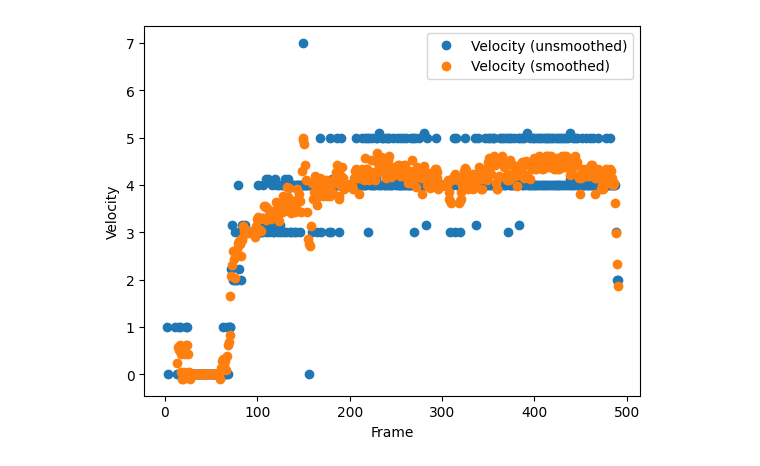
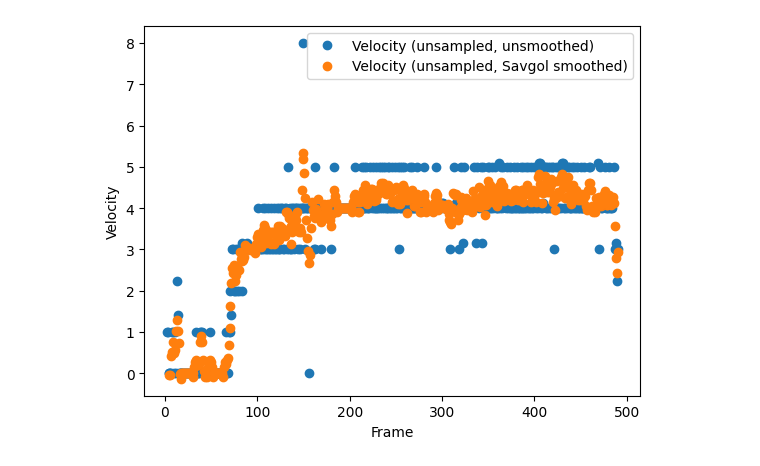
Before and after one commit to AshishSrvastava/droplet-tracking, a Jupyter notebook: video_processing/scripts/position_data_processing.ipynb, the cells around one changed output. Drawn from its saved outputs; the diff is of its cells as text; code cells hidden in the pictures.

```diff
--- a/video_processing/scripts/position_data_processing.ipynb
+++ b/video_processing/scripts/position_data_processing.ipynb
@@ -1,33 +1,37 @@
+# %%
+input_file = 'position_data/Glycerol_in_Castor_0.02mL_15mLmin_20220630_000.txt'
 # %%
 import pandas as pd
 import numpy as np
 from scipy.signal import savgol_filter
 
 # Load data into a pandas dataframe
-df = pd.read_csv('position_data/Glycerol_in_Castor_0_02mL_15mLmin_20230320_007_rotated.txt', sep='\t', skiprows=1, header=None,
+df = pd.read_csv(input_file, sep='\t', skiprows=1, header=None,
                  names=['frame', 'x', 'y', 'width', 'height', 'deformation'])
 
 # Compute velocity by differentiating the position
 dx = df['x'].diff()
 dy = df['y'].diff()
 df['velocity'] = np.sqrt(dx**2 + dy**2)
 
 # Smooth the velocity data using a Savitzky-Golay filter
 window_size = 7
 poly_order = 3
 df['smooth_velocity'] = savgol_filter(df['velocity'], window_size, poly_order)
 
 # Plot the velocity data
 import matplotlib.pyplot as plt
 
-plt.plot(df['frame'], df['velocity'], label='Velocity (unsmoothed)', marker='o', linestyle='None')
-plt.plot(df['frame'], df['smooth_velocity'], label='Velocity (smoothed)', marker='o', linestyle='None')
+plt.plot(df['frame'], df['velocity'], label='Velocity (unsampled, unsmoothed)', marker='o', linestyle='None')
+plt.plot(df['frame'], df['smooth_velocity'], label='Velocity (unsampled, Savgol smoothed)', marker='o', linestyle='None')
 plt.xlabel('Frame')
 plt.ylabel('Velocity')
 plt.legend()
 plt.show()
+
+# df[['frame', 'smooth_velocity']].to_csv("inhouse.csv", index=False)
 # %% [output]
-[figure, old version]
+[figure, new version]
 # %%
 # plot frame vs x from sampled_df
 
```
Also changed, not shown: parts of 3 cells of this notebook, 2 other files.
